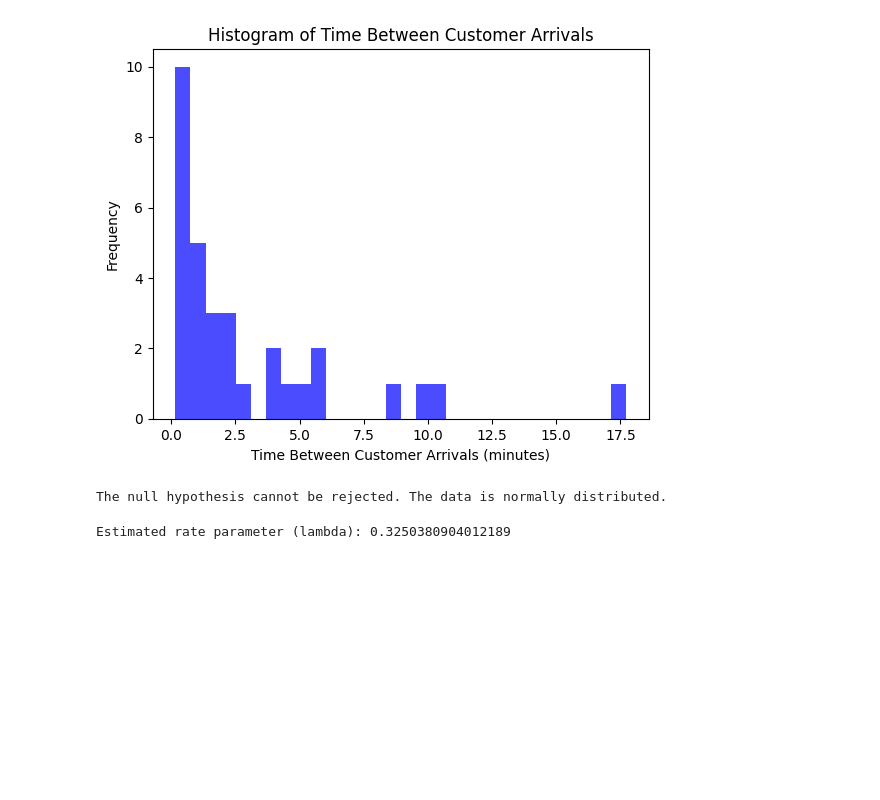
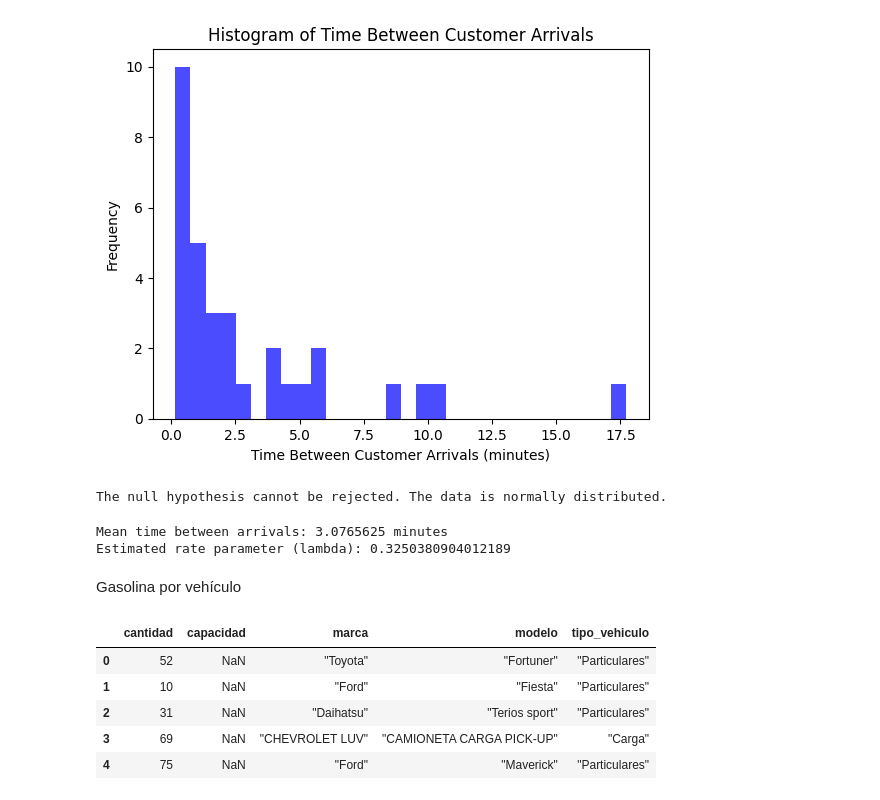
Before and after one commit to SebastianJRamirezA/gas_station_sim, a Jupyter notebook: data/data_analysis.ipynb, the cells around one changed output. Cells and saved outputs as stored; diff of their text form; code cells hidden in the pictures; blank space fills up the shorter version.

```diff
--- a/data/data_analysis.ipynb
+++ b/data/data_analysis.ipynb
@@ -127,7 +127,21 @@ The null hypothesis cannot be rejected. The data is normally distributed.
 # %%
 # Estimation of parameters for an exponential distribution
 mean_waiting_time = np.mean(df['Tiempo_Entre_Llegada_min'])
+print(f"Mean time between arrivals: {mean_waiting_time} minutes")
 lambda_param = 1 / mean_waiting_time
 print(f"Estimated rate parameter (lambda): {lambda_param}")
 # %% [output]
+Mean time between arrivals: 3.0765625 minutes
 Estimated rate parameter (lambda): 0.3250380904012189
+# %% [markdown]
+Gasolina por vehículo
+# %%
+df = pd.read_csv('gas_by_car.csv')
+df.head()
+# %% [output]
+|  | cantidad | capacidad | marca | modelo | tipo_vehiculo |
+| 0 | 52 | NaN | "Toyota" | "Fortuner" | "Particulares" |
+| 1 | 10 | NaN | "Ford" | "Fiesta" | "Particulares" |
+| 2 | 31 | NaN | "Daihatsu" | "Terios sport" | "Particulares" |
+| 3 | 69 | NaN | "CHEVROLET LUV" | "CAMIONETA CARGA PICK-UP" | "Carga" |
+| 4 | 75 | NaN | "Ford" | "Maverick" | "Particulares" |
```
Also changed, not shown: parts of 3 cells of this notebook, 1 other file.
